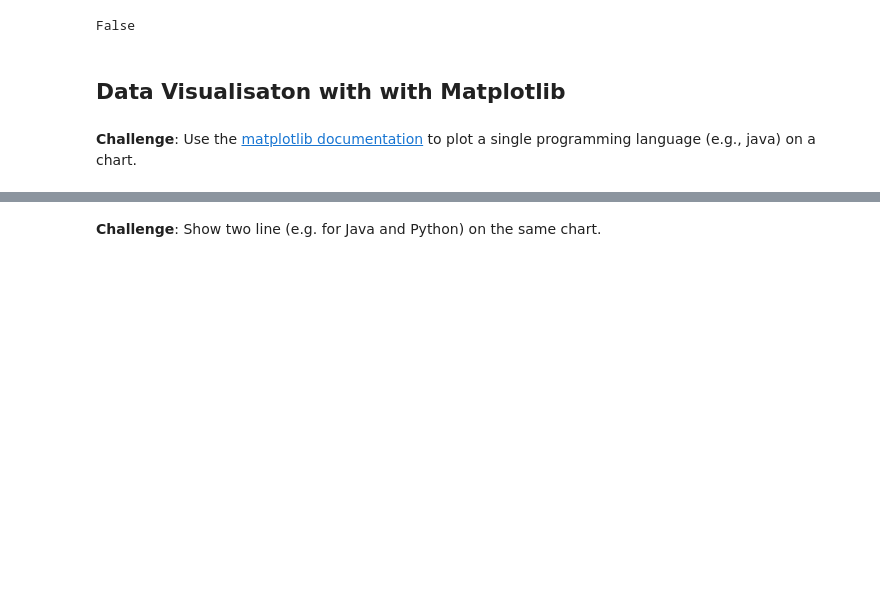
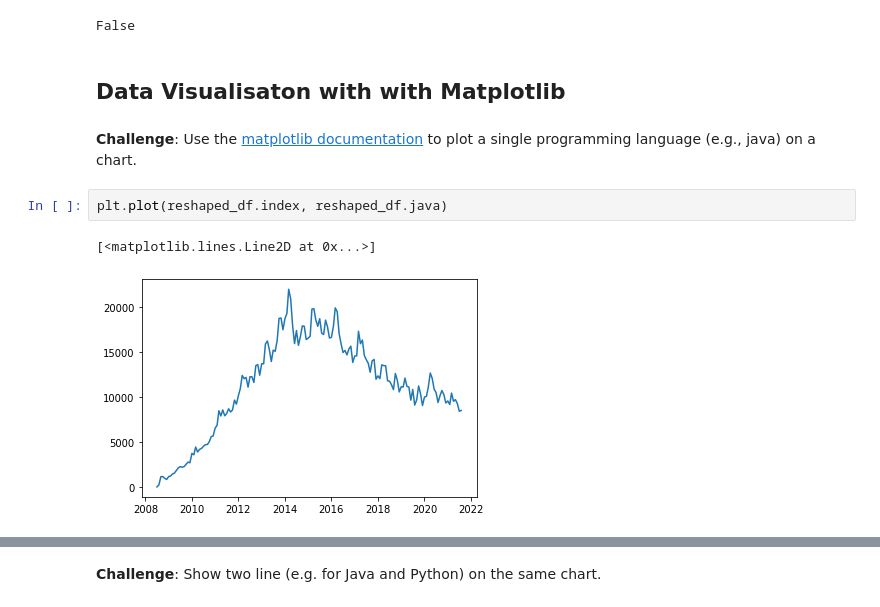
Before and after one commit to washimimizuku/100-days-of-python, a Jupyter notebook: day72/most-popular-programming-language/Programming_Languages.ipynb, the cells around one changed output, grey strips where cells are left out. Drawn from its saved outputs; the diff is of its cells as text; blank space fills up the shorter version.

Commit message:
Plot language popularity

```diff
--- a/day72/most-popular-programming-language/Programming_Languages.ipynb
+++ b/day72/most-popular-programming-language/Programming_Languages.ipynb
@@ -266,3 +267,8 @@ False
 ## Data Visualisaton with with Matplotlib
 # %% [markdown]
 **Challenge**: Use the [matplotlib documentation](https://matplotlib.org/3.2.1/api/_as_gen/matplotlib.pyplot.plot.html#matplotlib.pyplot.plot) to plot a single programming language (e.g., java) on a chart.
+# %%
+plt.plot(reshaped_df.index, reshaped_df.java)
+# %% [output]
+[<matplotlib.lines.Line2D at 0x...>]
+[figure, added]
```
Also changed, not shown: parts of 4 cells of this notebook, 2 other files.
